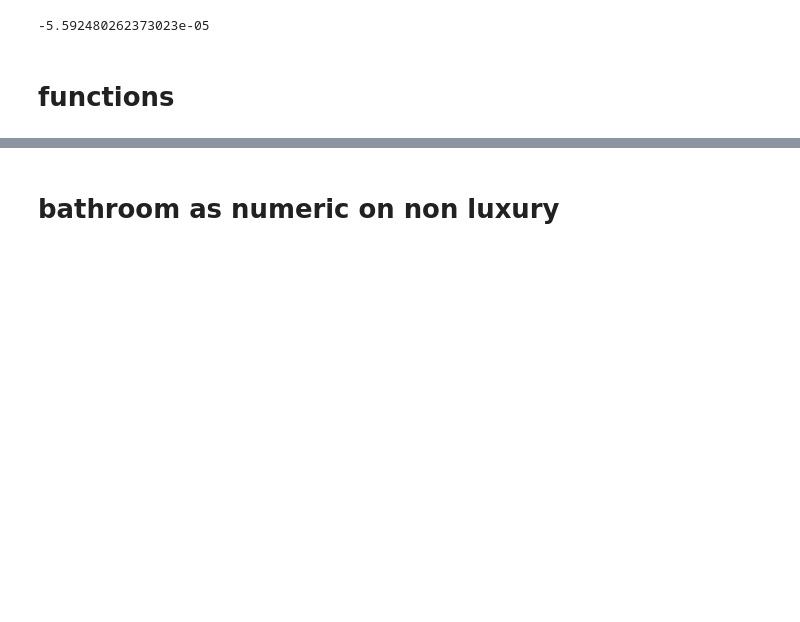
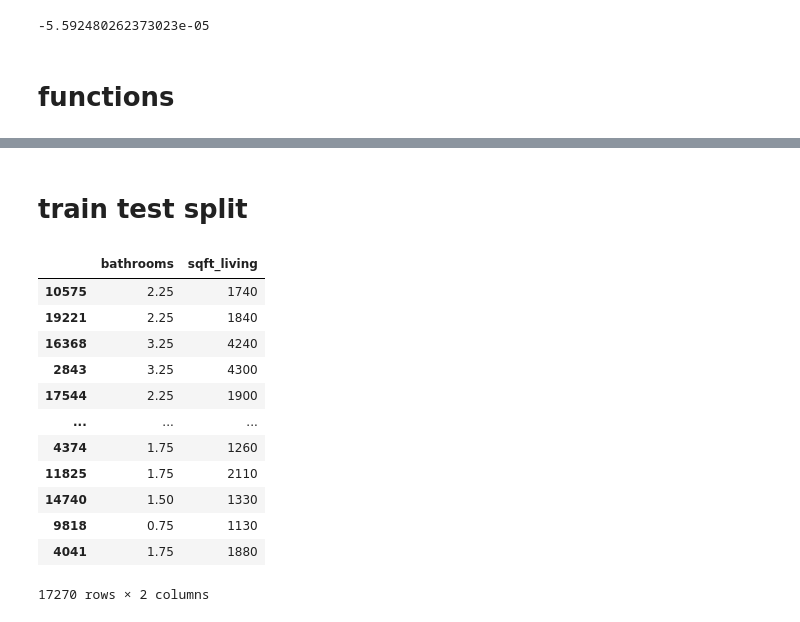
Before and after one commit to Sombrero7/project2, a Jupyter notebook: data_preprocessing-noble.ipynb, the cells around one changed output, grey strips where cells are left out. Saved outputs shown, nothing was run; the diff lists cells and outputs as text; code cells hidden in the pictures; blank space fills up the shorter version.

```diff
--- a/data_preprocessing-noble.ipynb
+++ b/data_preprocessing-noble.ipynb
@@ -673,2 +435,25 @@ model.summary()
-# %% [markdown]
-# bathroom as numeric on non luxury
+# %% [markdown]
+# train test split
+# %%
+#Splits data in testing and training for evaluation
+#X_df = master_df.drop(columns='price')
+X_df = master_df[['bathrooms', 'sqft_living']]
+y_df = master_df['price']
+
+X_train, X_test, y_train, y_test = train_test_split(X_df, y_df, test_size=0.2, random_state=69)
+# %%
+X_train
+# %% [output]
+|  | bathrooms | sqft_living |
+| 10575 | 2.25 | 1740 |
+| 19221 | 2.25 | 1840 |
+| 16368 | 3.25 | 4240 |
+| 2843 | 3.25 | 4300 |
+| 17544 | 2.25 | 1900 |
+| ... | ... | ... |
+| 4374 | 1.75 | 1260 |
+| 11825 | 1.75 | 2110 |
+| 14740 | 1.50 | 1330 |
+| 9818 | 0.75 | 1130 |
+| 4041 | 1.75 | 1880 |
+17270 rows × 2 columns
```
Also changed, not shown: parts of 46 cells of this notebook.
